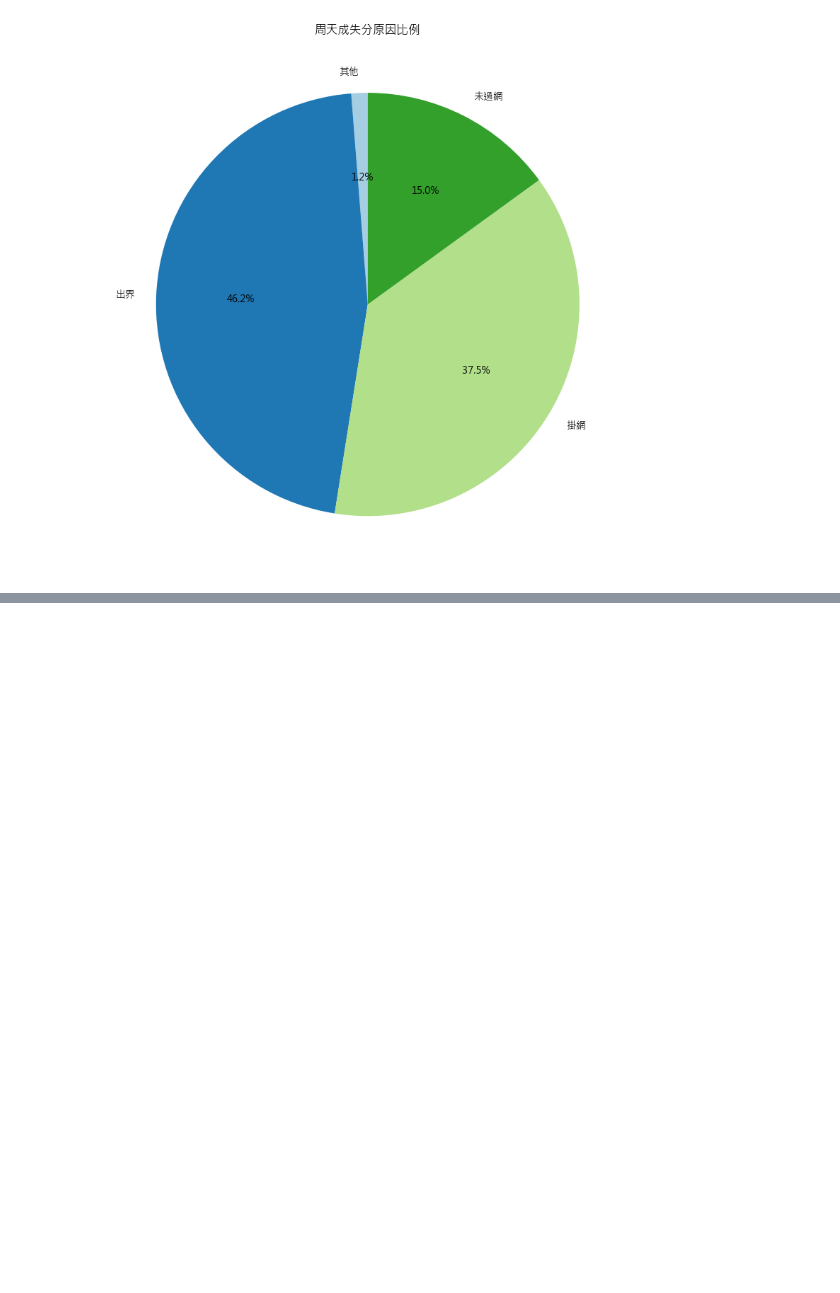
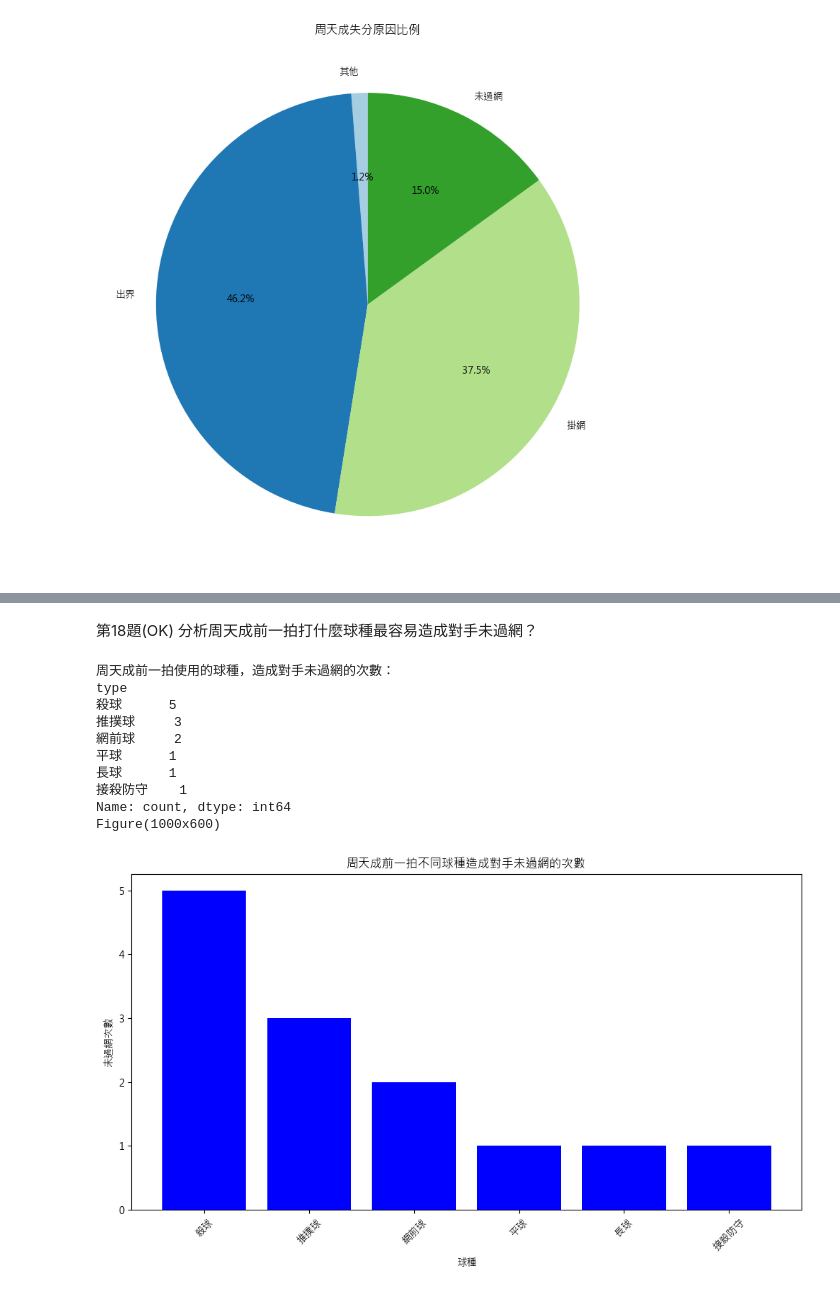
Before and after one commit to DanielTeng0811/BadmintonAI, a Jupyter notebook: question_ans_final.ipynb, the cells around one changed output, grey strips where cells are left out. Drawn from its saved outputs; the diff is of its cells as text; code cells hidden in the pictures; blank space fills up the shorter version.

```diff
--- a/question_ans_final.ipynb
+++ b/question_ans_final.ipynb
@@ -838,0 +921,57 @@ Name: count, dtype: int64
+# %% [markdown]
+第18題(OK)
+分析周天成前一拍打什麼球種最容易造成對手未過網？
+# %%
+import pandas as pd
+import matplotlib.pyplot as plt
+import platform
+
+# 字體設定
+s = platform.system()
+plt.rcParams['font.sans-serif'] = ['Arial Unicode MS', 'PingFang TC'] if s == 'Darwin' else ['Microsoft JhengHei', 'SimHei'] if s == 'Windows' else ['WenQuanYi Zen Hei']
+plt.rcParams['axes.unicode_minus'] = False
+
+# 確保df非空
+if len(df) > 0:
+    # 1. 找出周天成作為擊球球員的數據
+   #chou_df = df[df['player'] == 'CHOU Tien Chen']
+
+    # 2. 使用 shift 方法獲取下一拍的數據，並且下一拍的 'lose_reason' 是 '未過網'
+    df['next_lose_reason'] = df['lose_reason'].shift(-1)
+    df['next_player'] = df['player'].shift(-1)
+    chou_df = df[df['player'] == 'CHOU Tien Chen']
+    # 3. 篩選對手的失誤原因是「未過網」
+    unforced_errors_df = chou_df[(chou_df['next_lose_reason'] == '未過網') & (chou_df['next_player'] != 'CHOU Tien Chen')]
+
+    # 4. 統計前一拍周天成使用的球種
+    shot_count = unforced_errors_df['type'].value_counts()
+
+    # 打印數據
+    print("周天成前一拍使用的球種，造成對手未過網的次數：")
+    print(shot_count)
+
+    # 5. 繪製圖表
+    fig, ax = plt.subplots(figsize=(10, 6))
+    ax.bar(shot_count.index, shot_count.values, color='b')
+    ax.set_xlabel('球種')
+    ax.set_ylabel('未過網次數')
+    ax.set_title('周天成前一拍不同球種造成對手未過網的次數')
+    plt.xticks(rotation=45)
+    plt.tight_layout()
+
+    # 打印fig物件
+    print(fig)
+else:
+    print("數據集為空，無法進行分析。")
+# %% [output]
+周天成前一拍使用的球種，造成對手未過網的次數：
+type
+殺球      5
+推撲球     3
+網前球     2
+平球      1
+長球      1
+接殺防守    1
+Name: count, dtype: int64
+Figure(1000x600)
+[figure, added]
```
Also changed, not shown: parts of 12 cells of this notebook, 3 other files.
